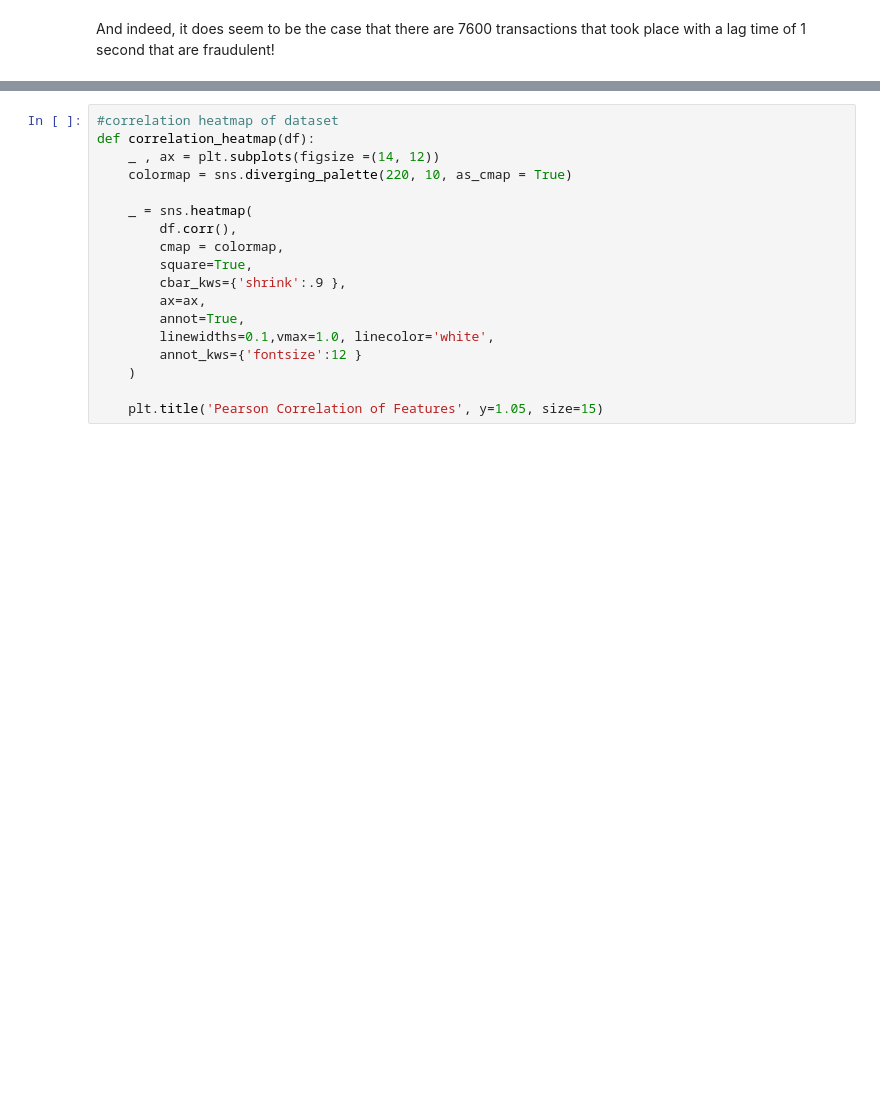
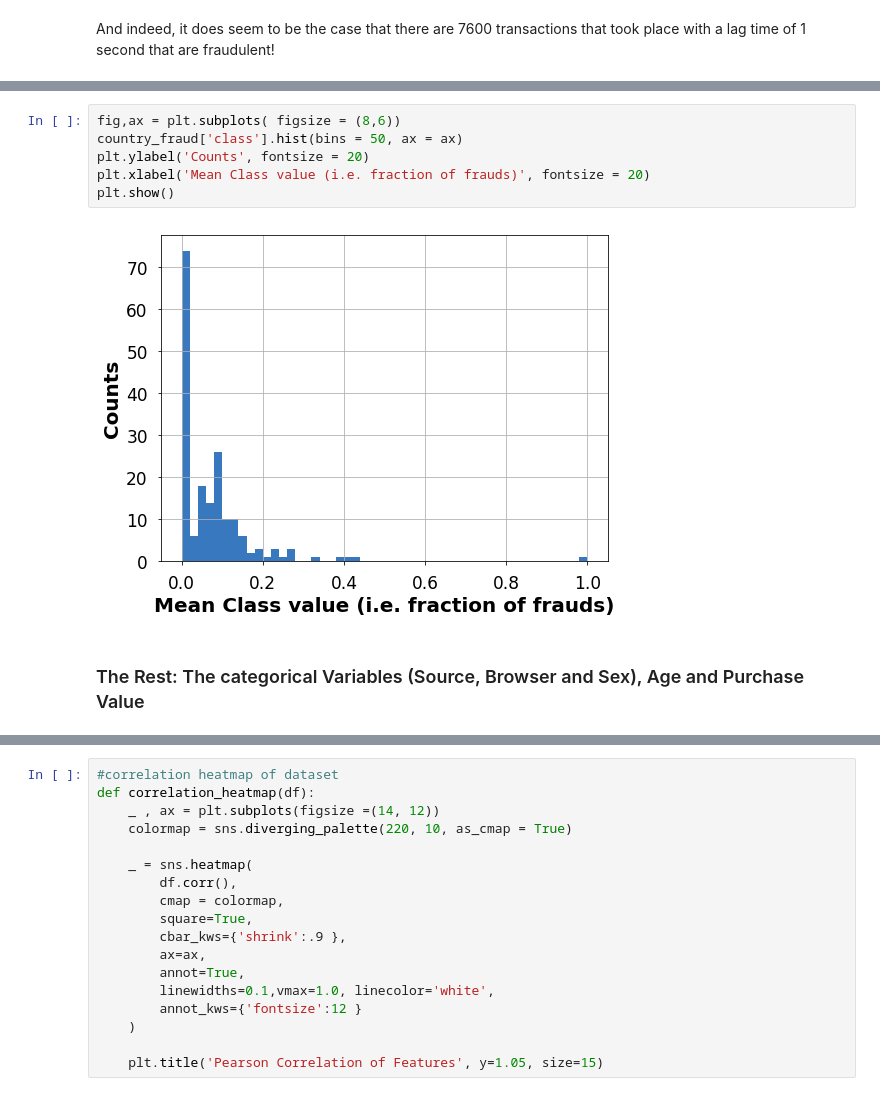
Before and after one commit to nityamd/E-Commerce-Fraud-Detection-Data-Challenge, a Jupyter notebook: notebooks/Data Preprocessing and Feature Engineering.ipynb, the cells around one changed output, grey strips where cells are left out. Saved outputs shown, nothing was run; the diff lists cells and outputs as text; blank space fills up the shorter version.

```diff
--- a/notebooks/Data Preprocessing and Feature Engineering.ipynb
+++ b/notebooks/Data Preprocessing and Feature Engineering.ipynb
@@ -301,3 +385,13 @@ And indeed, it does seem to be the case that there are 7600 transactions that to
+# %%
+fig,ax = plt.subplots( figsize = (8,6))
+country_fraud['class'].hist(bins = 50, ax = ax)
+plt.ylabel('Counts', fontsize = 20)
+plt.xlabel('Mean Class value (i.e. fraction of frauds)', fontsize = 20)
+plt.show()
+# %% [output]
+[figure, added]
+# %% [markdown]
+<h3> The Rest: The categorical Variables (Source, Browser and Sex), Age and Purchase Value<a name="FS-TR"></a> </h3>
 # %%
 fig,(ax1,ax2,ax3) = plt.subplots(1,3, figsize = (20,5), sharey = True)
 
```
Also changed, not shown: parts of 62 cells of this notebook.
